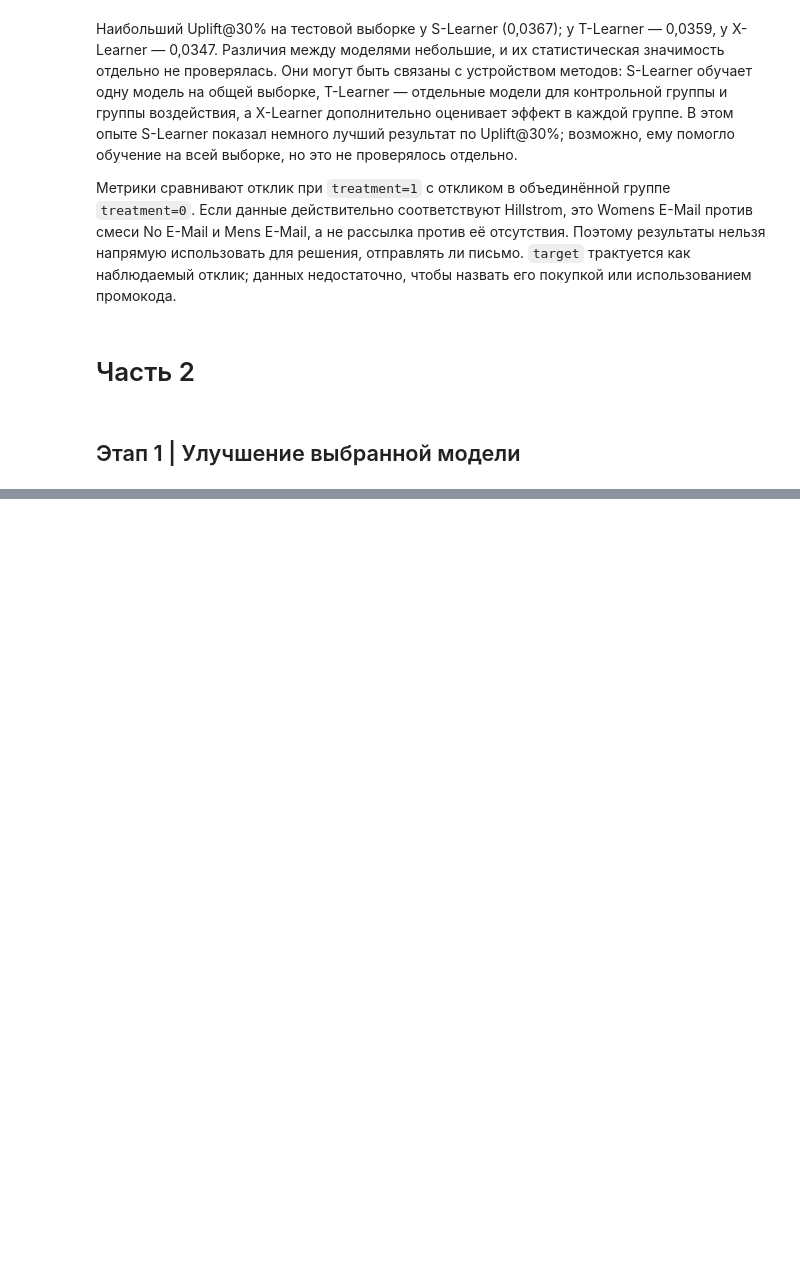
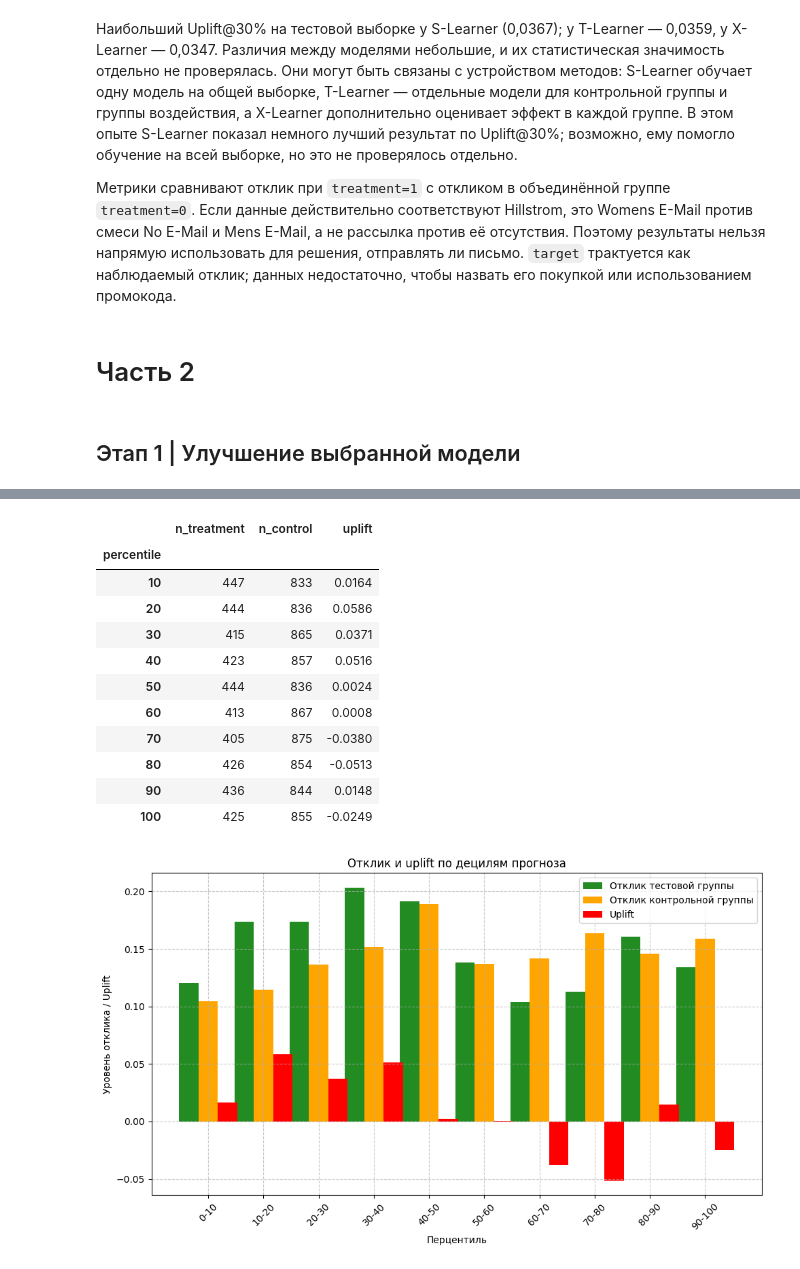
Before and after one commit to egpozd/mle-uplift-final-project, a Jupyter notebook: final_project_template.ipynb, the cells around one changed output, grey strips where cells are left out. Cells and saved outputs as stored; diff of their text form; code cells hidden in the pictures; blank space fills up the shorter version.

```diff
--- a/final_project_template.ipynb
+++ b/final_project_template.ipynb
@@ -353,0 +564,22 @@ from utils import custom_uplift_by_percentile
+# %%
+# Итоговая оценка выбранной модели на отложенной тестовой выборке
+from utils import custom_uplift_by_percentile
+from sklift.metrics import uplift_curve, qini_curve, uplift_by_percentile
+
+final_test_uplift = (
+    final_model.predict_proba(X_test[final_feature_cols].assign(treatment=1))[:, 1]
+    - final_model.predict_proba(X_test[final_feature_cols].assign(treatment=0))[:, 1]
+)
+final_test_metrics = validation_metrics(y_test, final_test_uplift, t_test)
+historical_s_metrics = results["S-Learner"]
+final_comparison = pd.DataFrame(
+    {"S-Learner, первая часть": historical_s_metrics,
+     "Финальная S-Learner": final_test_metrics}
+).T[["Uplift@30%", "Uplift AUC", "Qini AUC"]]
+display(final_comparison.round(6))
+np.testing.assert_allclose(
+    final_comparison.iloc[0].to_numpy(dtype=float),
+    final_comparison.iloc[1].to_numpy(dtype=float),
+    rtol=0, atol=1e-12
+)
+print("Итоговая модель воспроизводит исторические метрики S-Learner.")
@@ -353,0 +619,29 @@ from utils import custom_uplift_by_percentile
+# %%
+# Uplift по десяти группам, упорядоченным по предсказанному эффекту.
+percentile_table = uplift_by_percentile(
+    y_test, final_test_uplift, t_test, strategy="overall",
+    bins=10, std=True, total=False, string_percentiles=False
+)
+display(percentile_table[["n_treatment", "n_control", "uplift"]].round(4))
+assert len(percentile_table) == 10
+assert int(percentile_table["n_treatment"].sum() + percentile_table["n_control"].sum()) == len(X_test)
+fig_p = custom_uplift_by_percentile(
+    y_test, final_test_uplift, t_test, kind="bar", bins=10,
+    title="Отклик и uplift по децилям прогноза"
+)
+plt.show()
+plt.close(fig_p)
+# %% [output]
+|  | n_treatment | n_control | uplift |
+| percentile |  |  |  |
+| 10 | 447 | 833 | 0.0164 |
+| 20 | 444 | 836 | 0.0586 |
+| 30 | 415 | 865 | 0.0371 |
+| 40 | 423 | 857 | 0.0516 |
+| 50 | 444 | 836 | 0.0024 |
+| 60 | 413 | 867 | 0.0008 |
+| 70 | 405 | 875 | -0.0380 |
+| 80 | 426 | 854 | -0.0513 |
+| 90 | 436 | 844 | 0.0148 |
+| 100 | 425 | 855 | -0.0249 |
+[figure, added]
```
Also changed, not shown: parts of 23 cells of this notebook, 1 other file.
